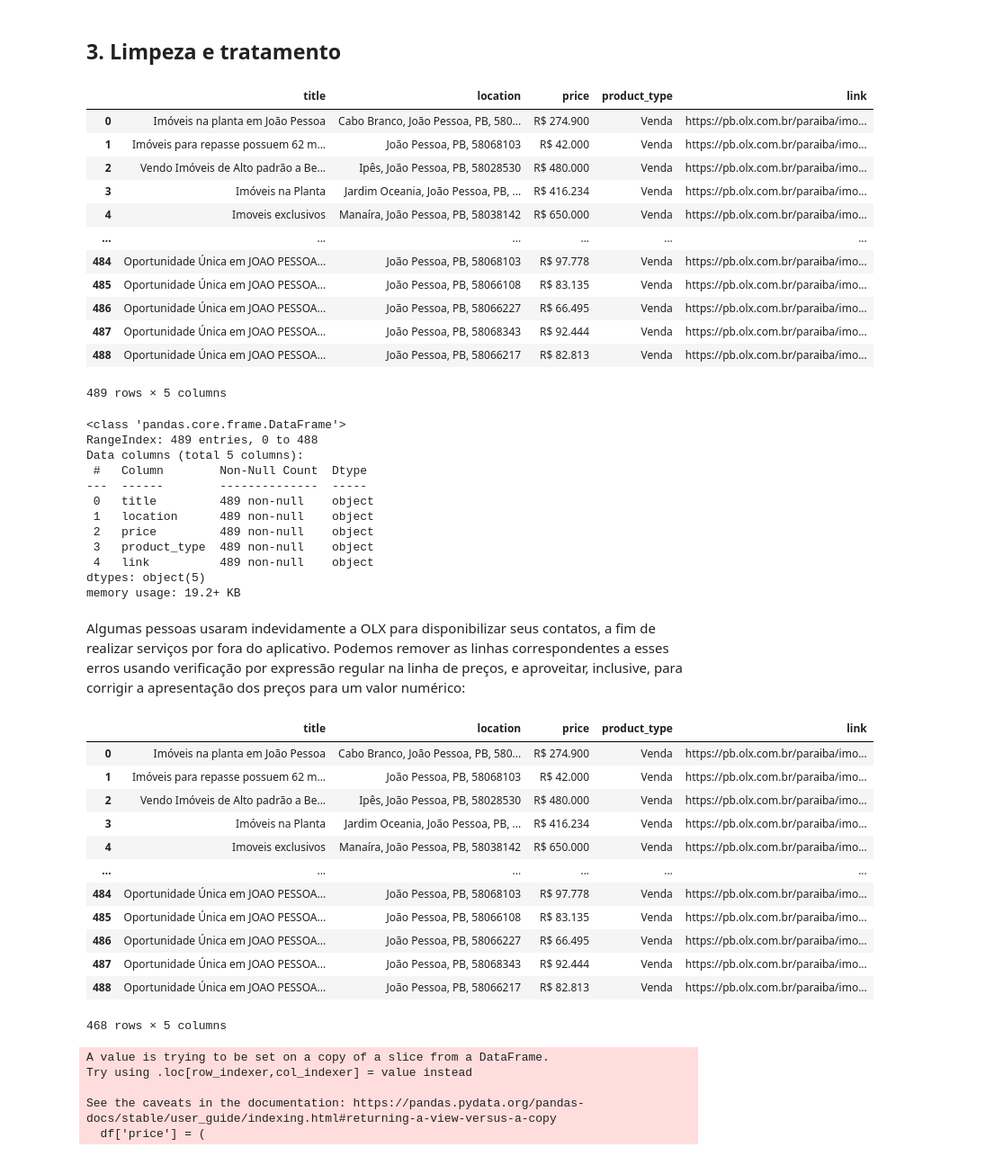
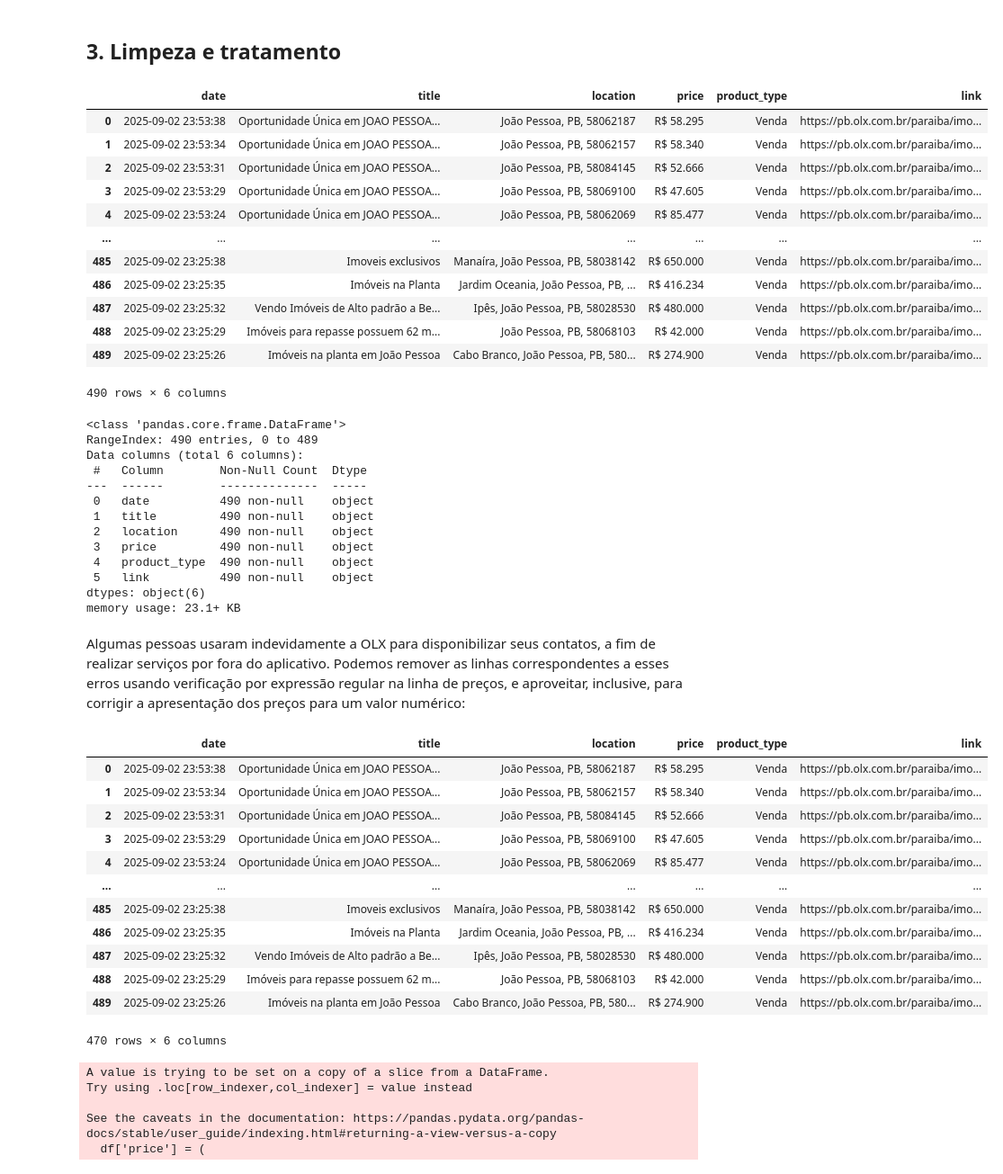
Before and after one commit to AlbertNewton254/imoveis-em-joao-pessoa-olx, a Jupyter notebook: imoveis_em_joao_pessoa_olx.ipynb, the cells around one changed output. Shown: that part at 90% size. Saved outputs shown, nothing was run; the diff lists cells and outputs as text; code cells hidden in the pictures.

```diff
--- a/imoveis_em_joao_pessoa_olx.ipynb
+++ b/imoveis_em_joao_pessoa_olx.ipynb
@@ -206,4 +333,4 @@ Para o restante da análise, incluindo a limpeza e o tratamento dos dados, passa
 # %% [markdown]
 ## 3. Limpeza e tratamento
 # %%
-df = pd.DataFrame(all_products)
+df = pd.read_csv('data.csv')
@@ -212,36 +337,35 @@ df.to_csv('data.csv', index = False)
 # %%
-pd.set_option('display.precision', 2)
-
 df
 # %% [output]
-|  | title | location | price | product_type | link |
-| 0 | Imóveis na planta em João Pessoa | Cabo Branco, João Pessoa, PB, 580... | R$ 274.900 | Venda | https://pb.olx.com.br/paraiba/imo... |
-| 1 | Imóveis para repasse possuem 62 m... | João Pessoa, PB, 58068103 | R$ 42.000 | Venda | https://pb.olx.com.br/paraiba/imo... |
-| 2 | Vendo Imóveis de Alto padrão a Be... | Ipês, João Pessoa, PB, 58028530 | R$ 480.000 | Venda | https://pb.olx.com.br/paraiba/imo... |
-| 3 | Imóveis na Planta | Jardim Oceania, João Pessoa, PB, ... | R$ 416.234 | Venda | https://pb.olx.com.br/paraiba/imo... |
-| 4 | Imoveis exclusivos | Manaíra, João Pessoa, PB, 58038142 | R$ 650.000 | Venda | https://pb.olx.com.br/paraiba/imo... |
-| ... | ... | ... | ... | ... | ... |
-| 484 | Oportunidade Única em JOAO PESSOA... | João Pessoa, PB, 58068103 | R$ 97.778 | Venda | https://pb.olx.com.br/paraiba/imo... |
-| 485 | Oportunidade Única em JOAO PESSOA... | João Pessoa, PB, 58066108 | R$ 83.135 | Venda | https://pb.olx.com.br/paraiba/imo... |
-| 486 | Oportunidade Única em JOAO PESSOA... | João Pessoa, PB, 58066227 | R$ 66.495 | Venda | https://pb.olx.com.br/paraiba/imo... |
-| 487 | Oportunidade Única em JOAO PESSOA... | João Pessoa, PB, 58068343 | R$ 92.444 | Venda | https://pb.olx.com.br/paraiba/imo... |
-| 488 | Oportunidade Única em JOAO PESSOA... | João Pessoa, PB, 58066217 | R$ 82.813 | Venda | https://pb.olx.com.br/paraiba/imo... |
+|  | date | title | location | price | product_type | link |
+| 0 | 2025-09-02 23:53:38 | Oportunidade Única em JOAO PESSOA... | João Pessoa, PB, 58062187 | R$ 58.295 | Venda | https://pb.olx.com.br/paraiba/imo... |
+| 1 | 2025-09-02 23:53:34 | Oportunidade Única em JOAO PESSOA... | João Pessoa, PB, 58062157 | R$ 58.340 | Venda | https://pb.olx.com.br/paraiba/imo... |
+| 2 | 2025-09-02 23:53:31 | Oportunidade Única em JOAO PESSOA... | João Pessoa, PB, 58084145 | R$ 52.666 | Venda | https://pb.olx.com.br/paraiba/imo... |
+| 3 | 2025-09-02 23:53:29 | Oportunidade Única em JOAO PESSOA... | João Pessoa, PB, 58069100 | R$ 47.605 | Venda | https://pb.olx.com.br/paraiba/imo... |
+| 4 | 2025-09-02 23:53:24 | Oportunidade Única em JOAO PESSOA... | João Pessoa, PB, 58062069 | R$ 85.477 | Venda | https://pb.olx.com.br/paraiba/imo... |
+| ... | ... | ... | ... | ... | ... | ... |
+| 485 | 2025-09-02 23:25:38 | Imoveis exclusivos | Manaíra, João Pessoa, PB, 58038142 | R$ 650.000 | Venda | https://pb.olx.com.br/paraiba/imo... |
+| 486 | 2025-09-02 23:25:35 | Imóveis na Planta | Jardim Oceania, João Pessoa, PB, ... | R$ 416.234 | Venda | https://pb.olx.com.br/paraiba/imo... |
+| 487 | 2025-09-02 23:25:32 | Vendo Imóveis de Alto padrão a Be... | Ipês, João Pessoa, PB, 58028530 | R$ 480.000 | Venda | https://pb.olx.com.br/paraiba/imo... |
+| 488 | 2025-09-02 23:25:29 | Imóveis para repasse possuem 62 m... | João Pessoa, PB, 58068103 | R$ 42.000 | Venda | https://pb.olx.com.br/paraiba/imo... |
+| 489 | 2025-09-02 23:25:26 | Imóveis na planta em João Pessoa | Cabo Branco, João Pessoa, PB, 580... | R$ 274.900 | Venda | https://pb.olx.com.br/paraiba/imo... |
-489 rows × 5 columns
+490 rows × 6 columns
 # %%
 df.info()
 # %% [output]
 <class 'pandas.core.frame.DataFrame'>
-RangeIndex: 489 entries, 0 to 488
-Data columns (total 5 columns):
+RangeIndex: 490 entries, 0 to 489
+Data columns (total 6 columns):
  #   Column        Non-Null Count  Dtype
 ---  ------        --------------  -----
- 0   title         489 non-null    object
- 1   location      489 non-null    object
- 2   price         489 non-null    object
- 3   product_type  489 non-null    object
- 4   link          489 non-null    object
-dtypes: object(5)
-memory usage: 19.2+ KB
+ 0   date          490 non-null    object
+ 1   title         490 non-null    object
+ 2   location      490 non-null    object
+ 3   price         490 non-null    object
+ 4   product_type  490 non-null    object
+ 5   link          490 non-null    object
+dtypes: object(6)
+memory usage: 23.1+ KB
 # %% [markdown]
 Algumas pessoas usaram indevidamente a OLX para disponibilizar seus contatos, a fim de realizar serviços por fora do aplicativo. Podemos remover as linhas correspondentes a esses erros usando verificação por expressão regular na linha de preços, e aproveitar, inclusive, para corrigir a apresentação dos preços para um valor numérico:
 # %%
@@ -252,19 +376,19 @@ df = df[price_mask]
 # %%
 df
 # %% [output]
-|  | title | location | price | product_type | link |
-| 0 | Imóveis na planta em João Pessoa | Cabo Branco, João Pessoa, PB, 580... | R$ 274.900 | Venda | https://pb.olx.com.br/paraiba/imo... |
-| 1 | Imóveis para repasse possuem 62 m... | João Pessoa, PB, 58068103 | R$ 42.000 | Venda | https://pb.olx.com.br/paraiba/imo... |
-| 2 | Vendo Imóveis de Alto padrão a Be... | Ipês, João Pessoa, PB, 58028530 | R$ 480.000 | Venda | https://pb.olx.com.br/paraiba/imo... |
-| 3 | Imóveis na Planta | Jardim Oceania, João Pessoa, PB, ... | R$ 416.234 | Venda | https://pb.olx.com.br/paraiba/imo... |
-| 4 | Imoveis exclusivos | Manaíra, João Pessoa, PB, 58038142 | R$ 650.000 | Venda | https://pb.olx.com.br/paraiba/imo... |
-| ... | ... | ... | ... | ... | ... |
-| 484 | Oportunidade Única em JOAO PESSOA... | João Pessoa, PB, 58068103 | R$ 97.778 | Venda | https://pb.olx.com.br/paraiba/imo... |
-| 485 | Oportunidade Única em JOAO PESSOA... | João Pessoa, PB, 58066108 | R$ 83.135 | Venda | https://pb.olx.com.br/paraiba/imo... |
-| 486 | Oportunidade Única em JOAO PESSOA... | João Pessoa, PB, 58066227 | R$ 66.495 | Venda | https://pb.olx.com.br/paraiba/imo... |
-| 487 | Oportunidade Única em JOAO PESSOA... | João Pessoa, PB, 58068343 | R$ 92.444 | Venda | https://pb.olx.com.br/paraiba/imo... |
-| 488 | Oportunidade Única em JOAO PESSOA... | João Pessoa, PB, 58066217 | R$ 82.813 | Venda | https://pb.olx.com.br/paraiba/imo... |
+|  | date | title | location | price | product_type | link |
+| 0 | 2025-09-02 23:53:38 | Oportunidade Única em JOAO PESSOA... | João Pessoa, PB, 58062187 | R$ 58.295 | Venda | https://pb.olx.com.br/paraiba/imo... |
+| 1 | 2025-09-02 23:53:34 | Oportunidade Única em JOAO PESSOA... | João Pessoa, PB, 58062157 | R$ 58.340 | Venda | https://pb.olx.com.br/paraiba/imo... |
+| 2 | 2025-09-02 23:53:31 | Oportunidade Única em JOAO PESSOA... | João Pessoa, PB, 58084145 | R$ 52.666 | Venda | https://pb.olx.com.br/paraiba/imo... |
+| 3 | 2025-09-02 23:53:29 | Oportunidade Única em JOAO PESSOA... | João Pessoa, PB, 58069100 | R$ 47.605 | Venda | https://pb.olx.com.br/paraiba/imo... |
+| 4 | 2025-09-02 23:53:24 | Oportunidade Única em JOAO PESSOA... | João Pessoa, PB, 58062069 | R$ 85.477 | Venda | https://pb.olx.com.br/paraiba/imo... |
+| ... | ... | ... | ... | ... | ... | ... |
+| 485 | 2025-09-02 23:25:38 | Imoveis exclusivos | Manaíra, João Pessoa, PB, 58038142 | R$ 650.000 | Venda | https://pb.olx.com.br/paraiba/imo... |
+| 486 | 2025-09-02 23:25:35 | Imóveis na Planta | Jardim Oceania, João Pessoa, PB, ... | R$ 416.234 | Venda | https://pb.olx.com.br/paraiba/imo... |
+| 487 | 2025-09-02 23:25:32 | Vendo Imóveis de Alto padrão a Be... | Ipês, João Pessoa, PB, 58028530 | R$ 480.000 | Venda | https://pb.olx.com.br/paraiba/imo... |
+| 488 | 2025-09-02 23:25:29 | Imóveis para repasse possuem 62 m... | João Pessoa, PB, 58068103 | R$ 42.000 | Venda | https://pb.olx.com.br/paraiba/imo... |
+| 489 | 2025-09-02 23:25:26 | Imóveis na planta em João Pessoa | Cabo Branco, João Pessoa, PB, 580... | R$ 274.900 | Venda | https://pb.olx.com.br/paraiba/imo... |
-468 rows × 5 columns
+470 rows × 6 columns
 # %%
 df['price'] = (
     df['price']
```
Also changed, not shown: parts of 32 cells of this notebook.
